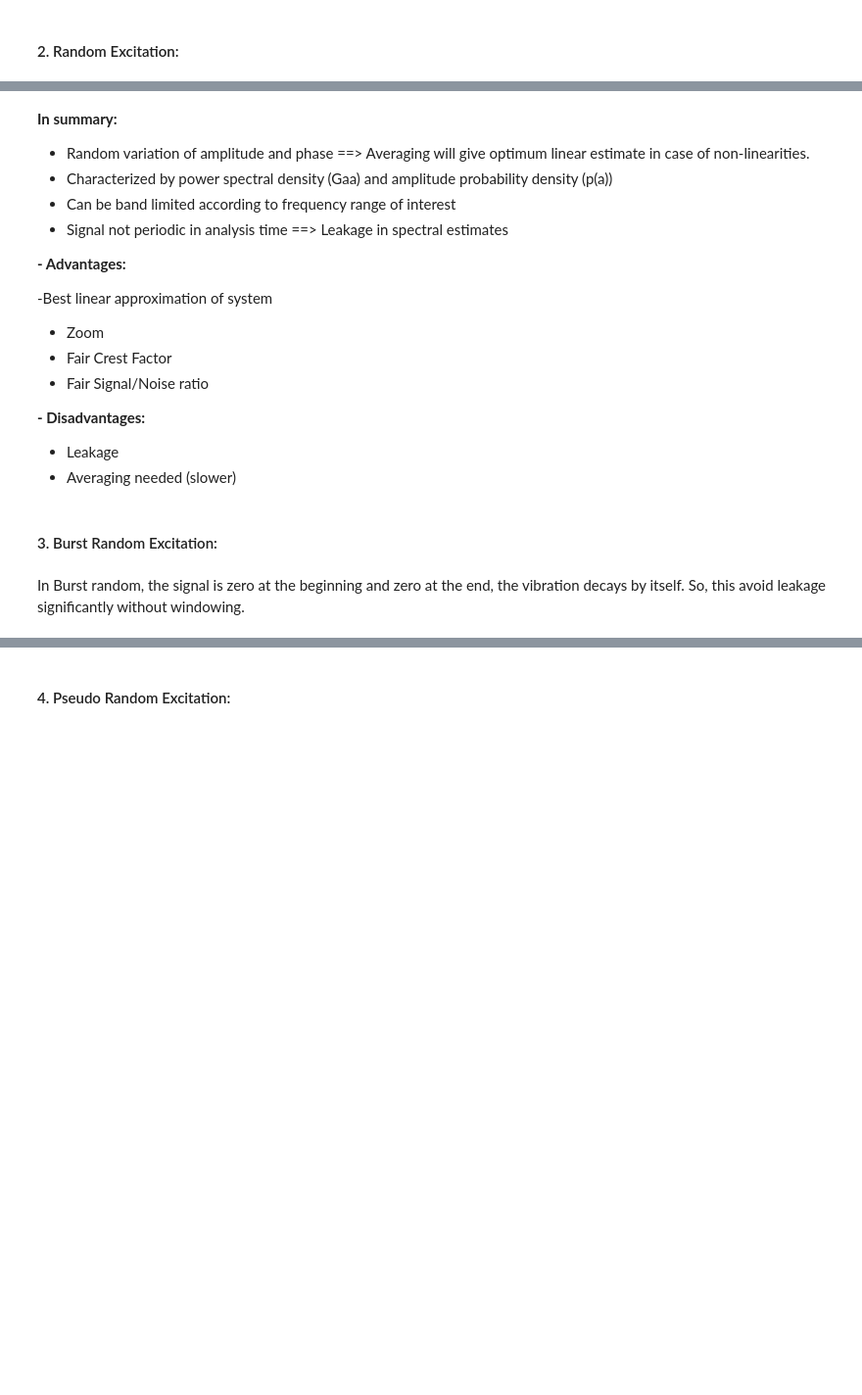
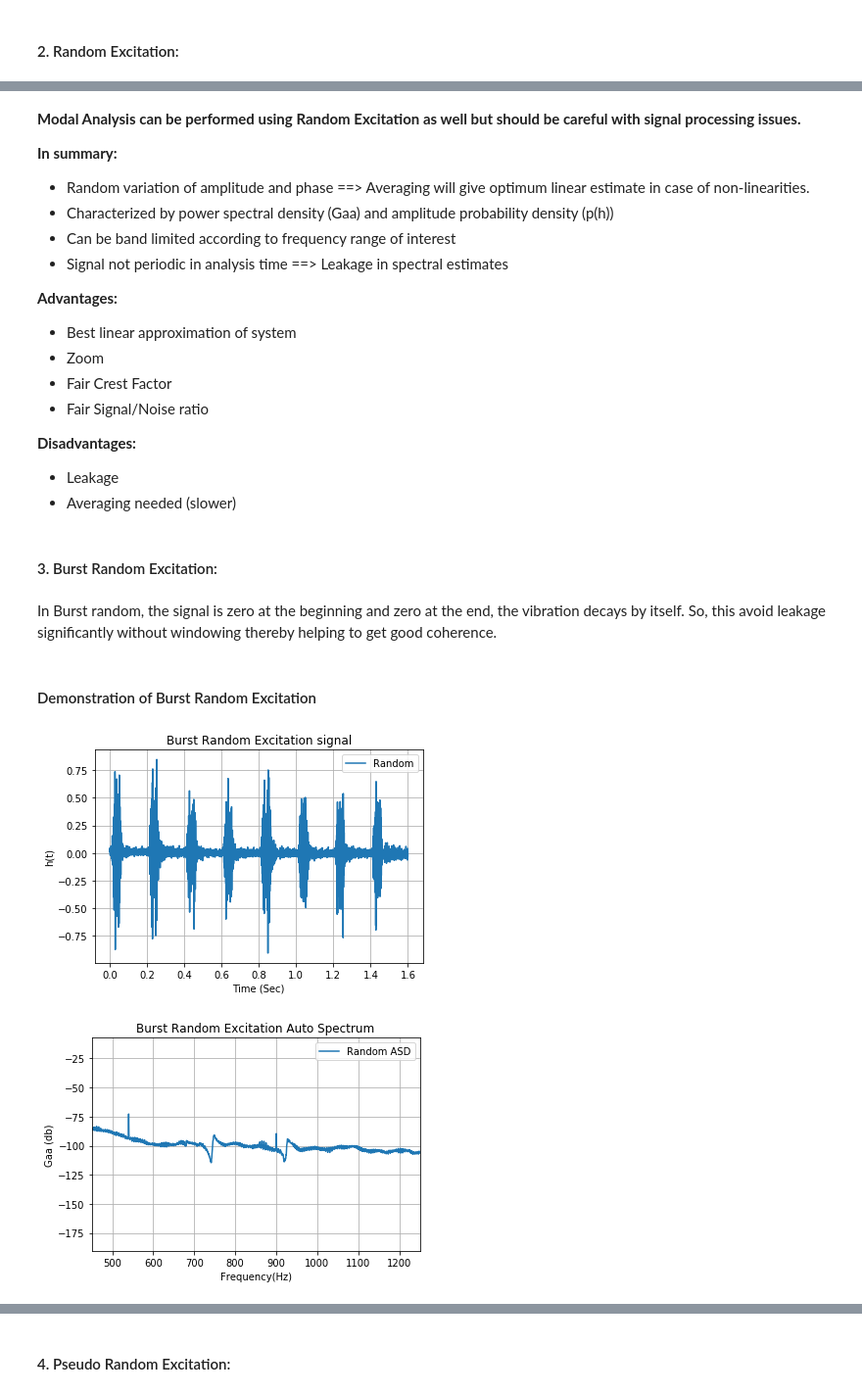
Before and after one commit to josephcslater/MAC_and_Modalupdating, a Jupyter notebook: MAC_JupyterNotebook/MACandModelCorrection.ipynb, the cells around one changed output, grey strips where cells are left out. Shown at 98% size. Saved outputs shown, nothing was run; the diff lists cells and outputs as text; code cells hidden in the pictures; blank space fills up the shorter version.

```diff
--- a/MAC_JupyterNotebook/MACandModelCorrection.ipynb
+++ b/MAC_JupyterNotebook/MACandModelCorrection.ipynb
@@ -511,24 +634,64 @@ They have a robust design, can take beating for many years, and they come in dif
 # %% [markdown]
+**Modal Analysis can be performed using Random Excitation as well but should be careful with signal processing issues.**
+
 **In summary:**
 
 - Random variation of amplitude and phase ==> Averaging will give optimum linear estimate in case of non-linearities.
-- Characterized by power spectral density (Gaa) and amplitude probability density (p(a))
+- Characterized by power spectral density (Gaa) and amplitude probability density (p(h))
 - Can be band limited according to frequency range of interest
 - Signal not periodic in analysis time ==> Leakage in spectral estimates
 
-**- Advantages:**
+**Advantages:**
 
-   -Best linear approximation of system
-   - Zoom
-   - Fair Crest Factor
-   - Fair Signal/Noise ratio
+- Best linear approximation of system
+- Zoom
+- Fair Crest Factor
+- Fair Signal/Noise ratio
 
-**- Disadvantages:**
+**Disadvantages:**
 
-   - Leakage
-   - Averaging needed (slower)
+- Leakage
+- Averaging needed (slower)
 # %% [markdown]
 #### 3. Burst Random Excitation:
 # %% [markdown]
-In Burst random, the signal is zero at the beginning and zero at the end, the vibration decays by itself. So, this avoid leakage significantly without windowing.
+In Burst random, the signal is zero at the beginning and zero at the end, the vibration decays by itself. So, this avoid leakage significantly without windowing thereby helping to get good coherence.
+# %% [markdown]
+#### Demonstration of Burst Random Excitation
+# %%
+
+%matplotlib inline
+mat_contents=sio.loadmat('burstrandom/18b.mat')
+
+Freq = mat_contents['Freq_domain']
+Gaa = mat_contents['PSD_chan_1']
+Gbb = mat_contents['PSD_chan_2']
+Time = mat_contents['Time_domain']
+Random = mat_contents['Time_chan_1']
+
+mean = sum(Random)/len(Random)
+Random= Random-mean
+
+fig=plt.figure()
+plt.title('Burst Random Excitation signal')
+plt.plot(Time, Random, label='Random')
+plt.xlabel('Time (Sec)')
+plt.ylabel('h(t)')
+plt.grid()
+plt.legend()
+plt.show()
+
+
+fig=plt.figure()
+plt.title('Burst Random Excitation Auto Spectrum')
+plt.plot(Freq, 20*np.log10(Gaa), label='Random ASD')
+plt.xlabel('Frequency(Hz)')
+plt.ylabel('Gaa (db)')
+plt.grid()
+plt.xlim(xmax=1250, xmin=450)
+plt.legend()
+plt.show()
+# %% [output]
+[figure, added]
+[figure, added]
 # %% [markdown]
```
Also changed, not shown: parts of 28 cells of this notebook, 9 other files.
